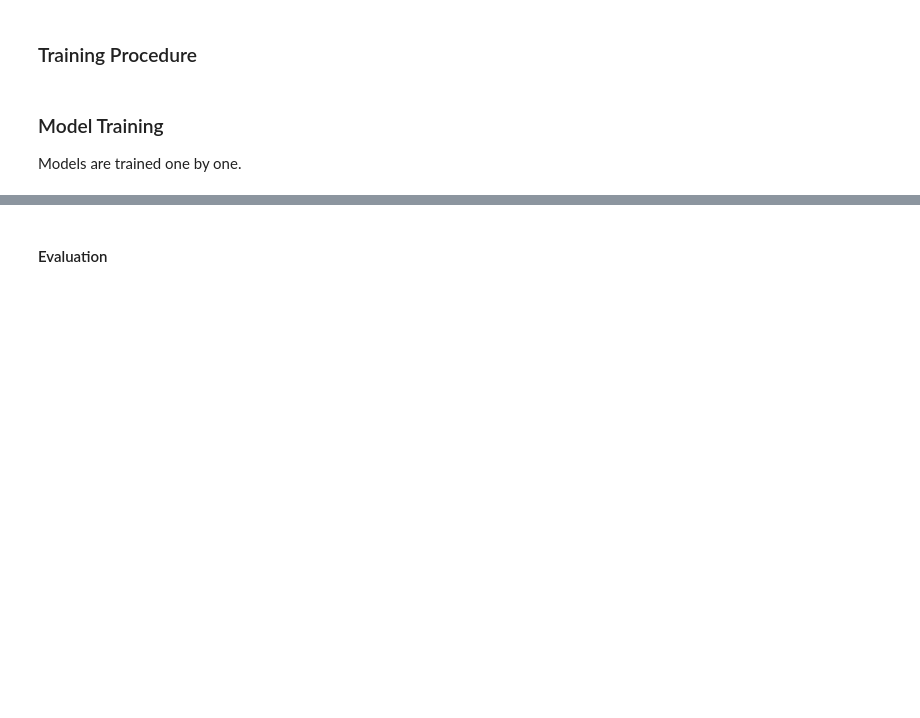
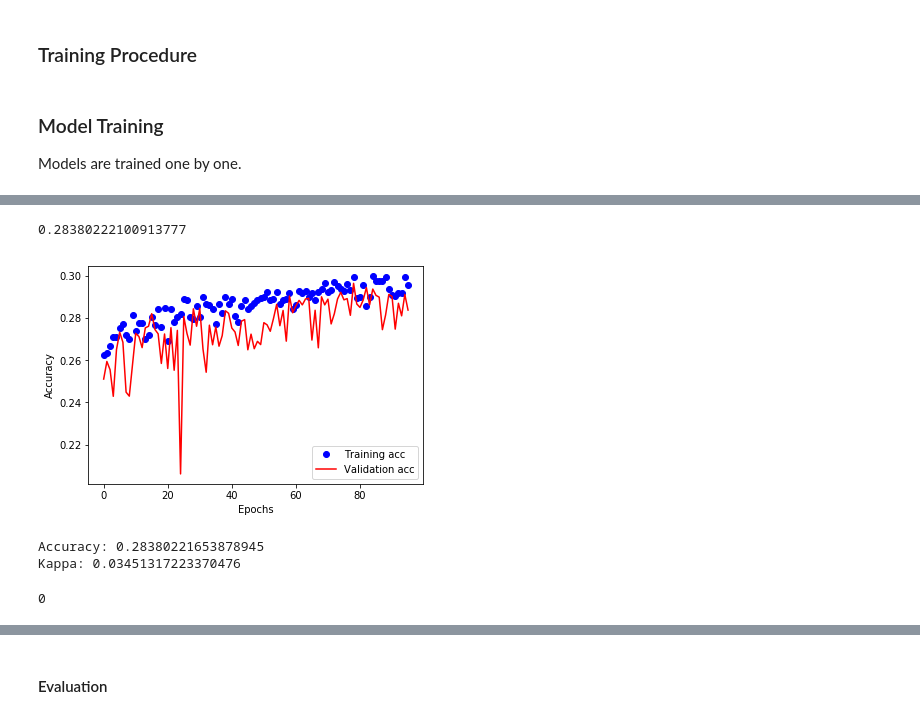
Before and after one commit to wzamlynny/cs583-project, a Jupyter notebook: documents/OurModels.ipynb, the cells around one changed output, grey strips where cells are left out. Cells and saved outputs as stored; diff of their text form; code cells hidden in the pictures; blank space fills up the shorter version.

```diff
--- a/documents/OurModels.ipynb
+++ b/documents/OurModels.ipynb
@@ -515,10 +958,9 @@ Epoch 32/32
 # %%
+from keras.preprocessing.image import ImageDataGenerator
+
 # Create inputs for convolutional model
 X_conv, Y_conv = convert_for_all(X, Y)
-X_conv = X_conv[1]
-print(X_conv.shape)
-
-from keras.preprocessing.image import ImageDataGenerator
+X_train = X_conv[1]
 
 # Image generator for training
 def make_generator(X):
@@ -537,21 +979,10 @@ def make_generator(X):
 Y_conv = to_categorical(Y_conv)
 
 # Validation split
-(X_train, Y_train), (X_valid, Y_valid) = split(X_conv, Y_conv)
+(X_train, Y_train), (X_valid, Y_valid) = split(X_train, Y_conv)
 print('Training points:', len(Y_train))
 print('Validation points:', len(Y_valid))
 print('Total points:', len(Y))
 print(X_train.shape, X_valid.shape)
 
 train_gen = make_generator(X_train).flow(X_train, Y_train, batch_size=10)
-
-# Build a model
-conv_clf = SingleImageModel((X_train, Y_train), (X_valid, Y_valid))
-
-# Train the model
-conv_clf.compile()
-conv_clf.model.fit_generator(train_gen, steps_per_epoch = len(X_train) // 32, epochs=8, validation_data=(X_valid, Y_valid))
-
-
-del X_conv
-del Y_conv
@@ -559,0 +995,10 @@ attr_clf.model.predict(X_attr)
+# %%
+from keras.optimizers import *
+
+# Build a model
+conv_clf = SingleImageModel((X_train, Y_train), (X_valid, Y_valid))
+#conv_clf = VggModel((X_train, Y_train), (X_valid, Y_valid))
+
+# Train the model
+conv_clf.compile(optimizer=Adam(lr=2e-4))
+history = conv_clf.model.fit_generator(train_gen, steps_per_epoch = len(X_train) // 32, epochs=96, validation_data=(X_valid, Y_valid))
@@ -559,0 +1023,48 @@ attr_clf.model.predict(X_attr)
+# %%
+conv_clf.val_acc = history.history['val_acc'][-1]
+conv_clf.val_acc
+# %% [output]
+0.28380222100913777
+# %%
+from matplotlib import pyplot as plt
+
+acc = history.history['acc']
+val_acc = history.history['val_acc']
+
+epochs = range(len(acc))
+
+plt.plot(epochs, acc, 'bo', label='Training acc')
+plt.plot(epochs, val_acc, 'r', label='Validation acc')
+plt.xlabel('Epochs')
+plt.ylabel('Accuracy')
+plt.legend()
+plt.show()
+# %% [output]
+[figure, added]
+# %%
+from sklearn.metrics import cohen_kappa_score, accuracy_score
+
+X_valid, Y_valid = conv_clf.test_data
+
+Y_pred = conv_clf.predict(X_valid)
+
+# Convert to numeric labels
+Y_valid = np.argmax(Y_valid, -1)
+Y_pred = np.argmax(Y_pred, -1)
+
+print('Accuracy:', accuracy_score(Y_valid, Y_pred))
+print('Kappa:', cohen_kappa_score(Y_valid, Y_pred))
+# %% [output]
+Accuracy: 0.28380221653878945
+Kappa: 0.03451317223370476
+# %%
+del X_conv
+del Y_conv
+del X_train
+del Y_train
+del X_valid
+del Y_valid
+import gc
+gc.collect()
+# %% [output]
+0
```
Also changed, not shown: parts of 33 cells of this notebook, 1 other file.
